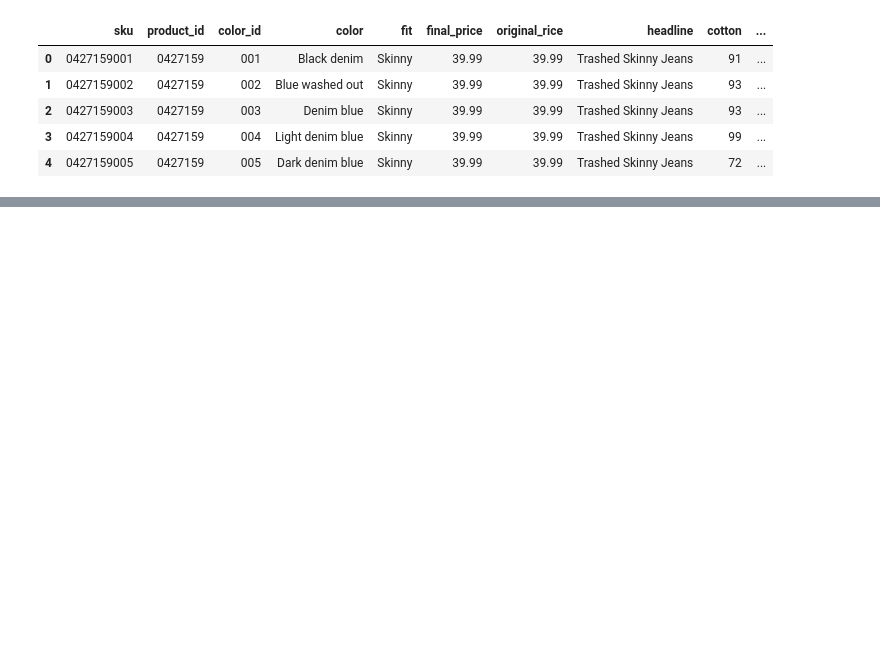
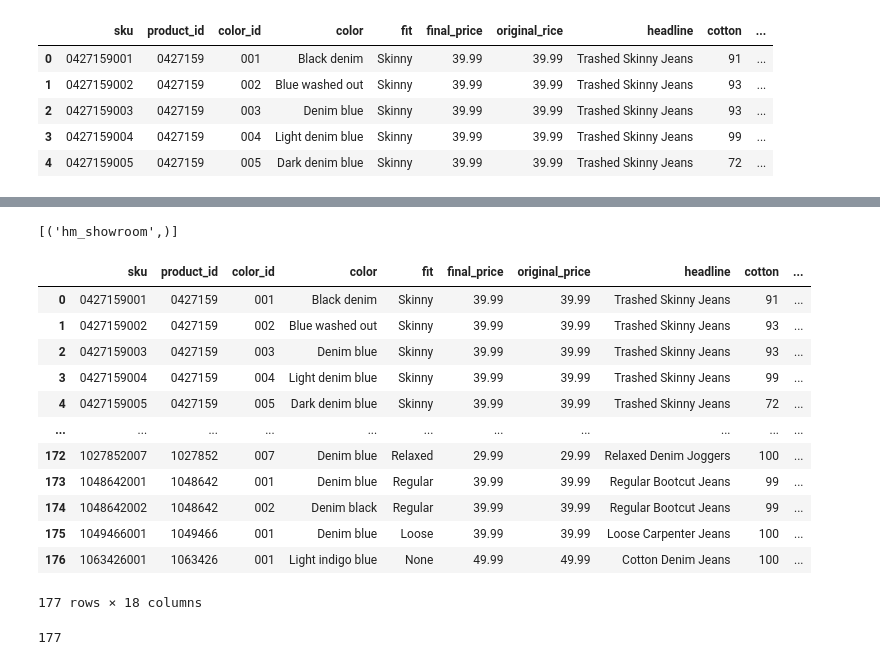
Before and after one commit to humberto-aguiar/Web-Scraping-Jeans, a Jupyter notebook: hm-web-scraping-v01.ipynb, the cells around one changed output, grey strips where cells are left out. Drawn from its saved outputs; the diff is of its cells as text; code cells hidden in the pictures; blank space fills up the shorter version.

```diff
--- a/hm-web-scraping-v01.ipynb
+++ b/hm-web-scraping-v01.ipynb
@@ -834,0 +851,5 @@ df_final.head()
+# %%
+# creating database:
+
+path_to_db = '/home/humberto/DS/hm/jeans_db.sqlite'
+con = sqlite3.connect(path_to_db, timeout=10)
@@ -834,0 +958,15 @@ df_final.head()
+# %%
+query = """
+SELECT
+    name
+FROM
+    sqlite_master
+WHERE
+    type='table'
+"""
+con = sqlite3.connect(path_to_db)
+cursor = con.cursor()
+cursor.execute(query)
+cursor.fetchall()
+# %% [output]
+[('hm_showroom',)]
@@ -834,0 +976,32 @@ df_final.head()
+# %%
+# checking if data is there:
+
+query = """
+SELECT *
+FROM hm_showroom
+"""
+
+con = sqlite3.connect(path_to_db, timeout=10)
+
+df_sql = pd.read_sql_query(query, con = con)
+df_sql
+# %% [output]
+|  | sku | product_id | color_id | color | fit | final_price | original_price | headline | cotton | ... |
+| 0 | 0427159001 | 0427159 | 001 | Black denim | Skinny | 39.99 | 39.99 | Trashed Skinny Jeans | 91 | ... |
+| 1 | 0427159002 | 0427159 | 002 | Blue washed out | Skinny | 39.99 | 39.99 | Trashed Skinny Jeans | 93 | ... |
+| 2 | 0427159003 | 0427159 | 003 | Denim blue | Skinny | 39.99 | 39.99 | Trashed Skinny Jeans | 93 | ... |
+| 3 | 0427159004 | 0427159 | 004 | Light denim blue | Skinny | 39.99 | 39.99 | Trashed Skinny Jeans | 99 | ... |
+| 4 | 0427159005 | 0427159 | 005 | Dark denim blue | Skinny | 39.99 | 39.99 | Trashed Skinny Jeans | 72 | ... |
+| ... | ... | ... | ... | ... | ... | ... | ... | ... | ... | ... |
+| 172 | 1027852007 | 1027852 | 007 | Denim blue | Relaxed | 29.99 | 29.99 | Relaxed Denim Joggers | 100 | ... |
+| 173 | 1048642001 | 1048642 | 001 | Denim blue | Regular | 39.99 | 39.99 | Regular Bootcut Jeans | 99 | ... |
+| 174 | 1048642002 | 1048642 | 002 | Denim black | Regular | 39.99 | 39.99 | Regular Bootcut Jeans | 99 | ... |
+| 175 | 1049466001 | 1049466 | 001 | Denim blue | Loose | 39.99 | 39.99 | Loose Carpenter Jeans | 100 | ... |
+| 176 | 1063426001 | 1063426 | 001 | Light indigo blue | None | 49.99 | 49.99 | Cotton Denim Jeans | 100 | ... |
+177 rows × 18 columns
+# %%
+# adding more data
+
+df_final.to_sql('hm_showroom', con = con, if_exists='append', index = False)
+# %% [output]
+177
```
Also changed, not shown: parts of 67 cells of this notebook.
